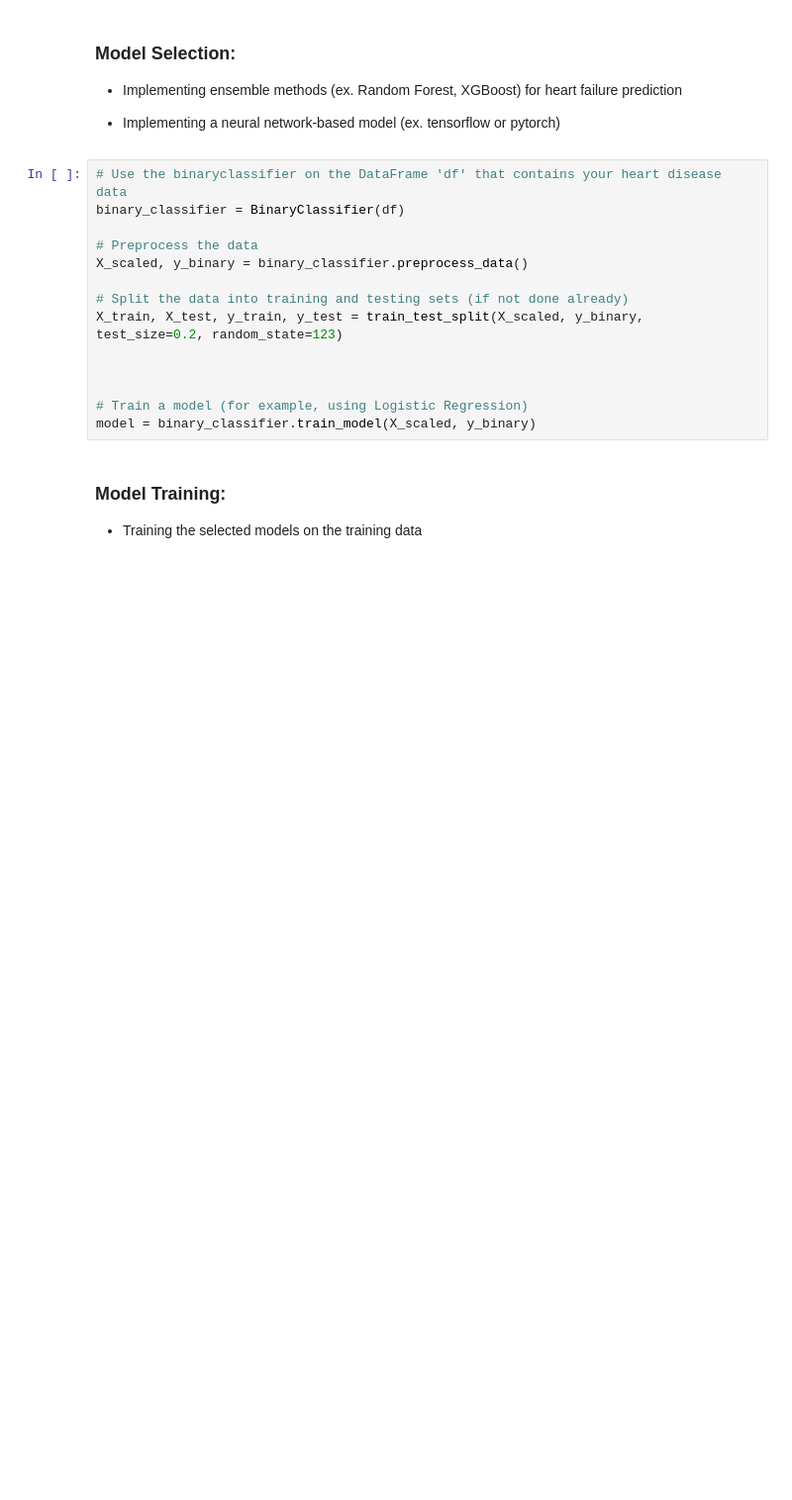
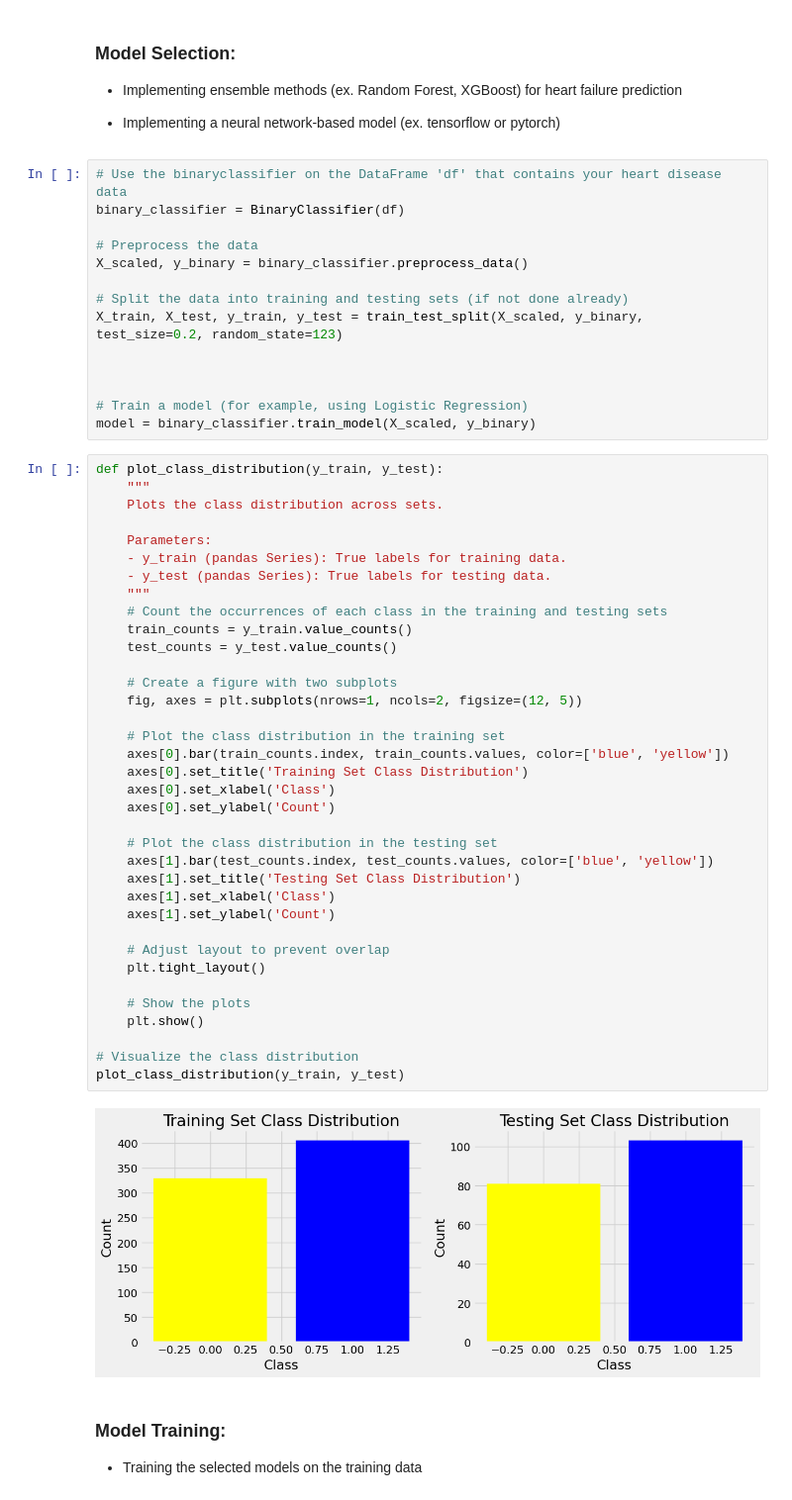
Before and after one commit to dataeducator/healthy_heart, a Jupyter notebook: notebook.ipynb, the cells around one changed output. Shown at 99% size. Cells and saved outputs as stored; diff of their text form; blank space fills up the shorter version.

```diff
--- a/notebook.ipynb
+++ b/notebook.ipynb
@@ -854,6 +896,44 @@ X_train, X_test, y_train, y_test = train_test_split(X_scaled, y_binary, test_siz
 
 # Train a model (for example, using Logistic Regression)
 model = binary_classifier.train_model(X_scaled, y_binary)
+# %%
+def plot_class_distribution(y_train, y_test):
+    """
+    Plots the class distribution across sets.
+
+    Parameters:
+    - y_train (pandas Series): True labels for training data.
+    - y_test (pandas Series): True labels for testing data.
+    """
+    # Count the occurrences of each class in the training and testing sets
+    train_counts = y_train.value_counts()
+    test_counts = y_test.value_counts()
+
+    # Create a figure with two subplots
+    fig, axes = plt.subplots(nrows=1, ncols=2, figsize=(12, 5))
+
+    # Plot the class distribution in the training set
+    axes[0].bar(train_counts.index, train_counts.values, color=['blue', 'yellow'])
+    axes[0].set_title('Training Set Class Distribution')
+    axes[0].set_xlabel('Class')
+    axes[0].set_ylabel('Count')
+
+    # Plot the class distribution in the testing set
+    axes[1].bar(test_counts.index, test_counts.values, color=['blue', 'yellow'])
+    axes[1].set_title('Testing Set Class Distribution')
+    axes[1].set_xlabel('Class')
+    axes[1].set_ylabel('Count')
+
+    # Adjust layout to prevent overlap
+    plt.tight_layout()
+
+    # Show the plots
+    plt.show()
+
+# Visualize the class distribution
+plot_class_distribution(y_train, y_test)
+# %% [output]
+[figure, added]
 # %% [markdown]
 ### Model Training:
 * Training the selected models on the training data
```
Also changed, not shown: parts of 15 cells of this notebook.
